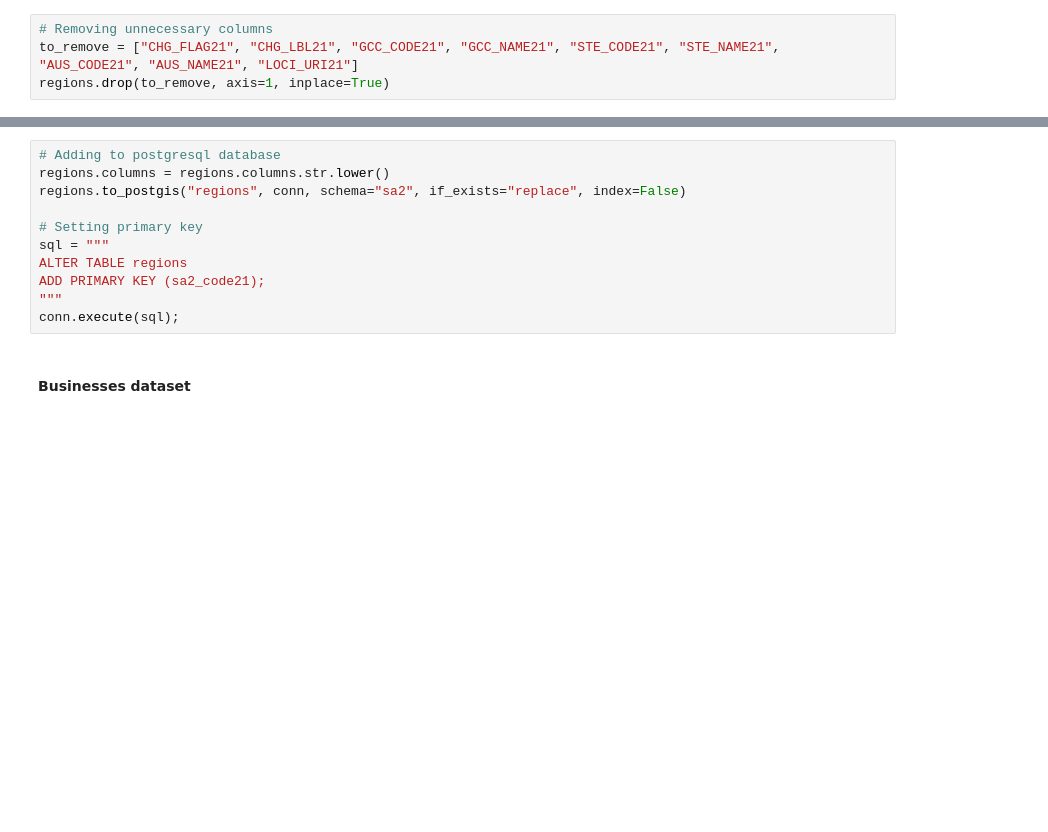
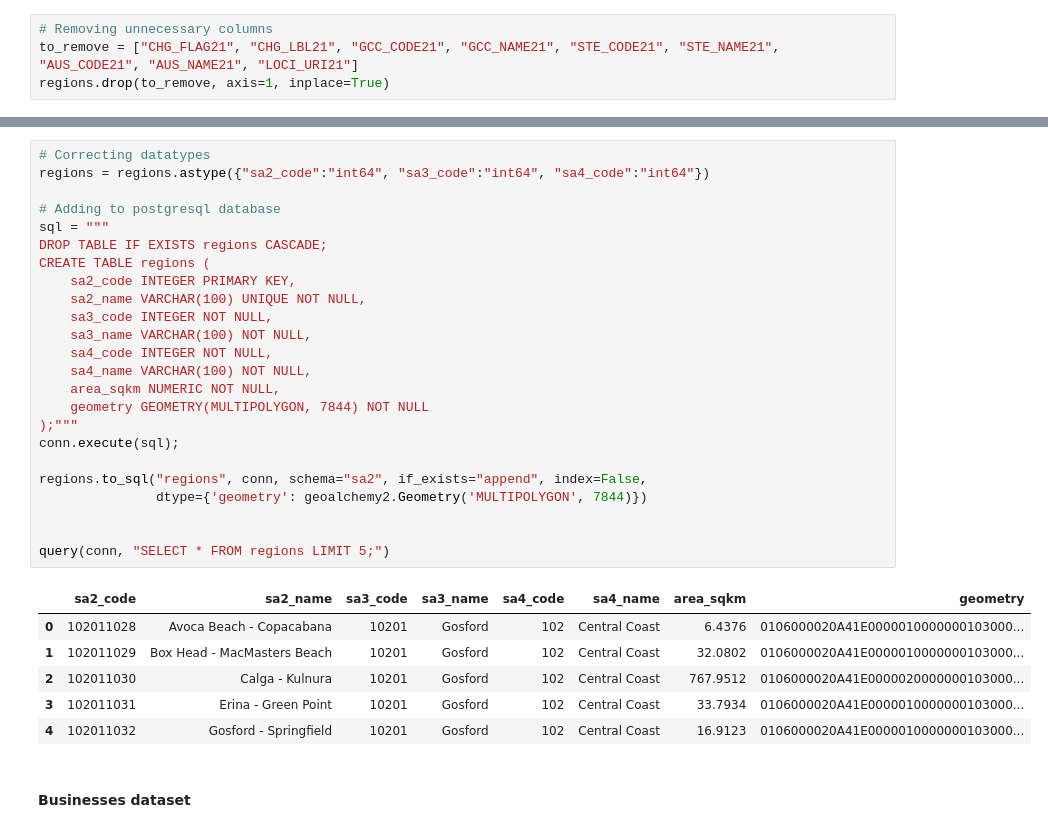
Before and after one commit to FixItChris/DATA2901, a Jupyter notebook: Report.ipynb, the cells around one changed output, grey strips where cells are left out. Saved outputs shown, nothing was run; the diff lists cells and outputs as text; blank space fills up the shorter version.

```diff
--- a/Report.ipynb
+++ b/Report.ipynb
@@ -128,14 +159,34 @@ regions.head()
 # %%
+# Correcting datatypes
+regions = regions.astype({"sa2_code":"int64", "sa3_code":"int64", "sa4_code":"int64"})
+
 # Adding to postgresql database
-regions.columns = regions.columns.str.lower()
-regions.to_postgis("regions", conn, schema="sa2", if_exists="replace", index=False)
+sql = """
+DROP TABLE IF EXISTS regions CASCADE;
+CREATE TABLE regions (
+    sa2_code INTEGER PRIMARY KEY,
+    sa2_name VARCHAR(100) UNIQUE NOT NULL,
+    sa3_code INTEGER NOT NULL,
+    sa3_name VARCHAR(100) NOT NULL,
+    sa4_code INTEGER NOT NULL,
+    sa4_name VARCHAR(100) NOT NULL,
+    area_sqkm NUMERIC NOT NULL,
+    geometry GEOMETRY(MULTIPOLYGON, 7844) NOT NULL
+);"""
+conn.execute(sql);
 
-# Setting primary key
-sql = """
-ALTER TABLE regions
-ADD PRIMARY KEY (sa2_code21);
-"""
-conn.execute(sql);
+regions.to_sql("regions", conn, schema="sa2", if_exists="append", index=False,
+               dtype={'geometry': geoalchemy2.Geometry('MULTIPOLYGON', 7844)})
+
+
+query(conn, "SELECT * FROM regions LIMIT 5;")
+# %% [output]
+|  | sa2_code | sa2_name | sa3_code | sa3_name | sa4_code | sa4_name | area_sqkm | geometry |
+| 0 | 102011028 | Avoca Beach - Copacabana | 10201 | Gosford | 102 | Central Coast | 6.4376 | 0106000020A41E0000010000000103000... |
+| 1 | 102011029 | Box Head - MacMasters Beach | 10201 | Gosford | 102 | Central Coast | 32.0802 | 0106000020A41E0000010000000103000... |
+| 2 | 102011030 | Calga - Kulnura | 10201 | Gosford | 102 | Central Coast | 767.9512 | 0106000020A41E0000020000000103000... |
+| 3 | 102011031 | Erina - Green Point | 10201 | Gosford | 102 | Central Coast | 33.7934 | 0106000020A41E0000010000000103000... |
+| 4 | 102011032 | Gosford - Springfield | 10201 | Gosford | 102 | Central Coast | 16.9123 | 0106000020A41E0000010000000103000... |
 # %% [markdown]
 #### Businesses dataset
 # %%
```
Also changed, not shown: parts of 27 cells of this notebook.
